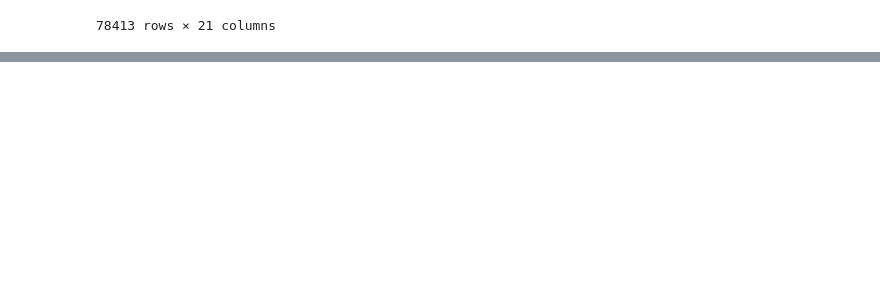
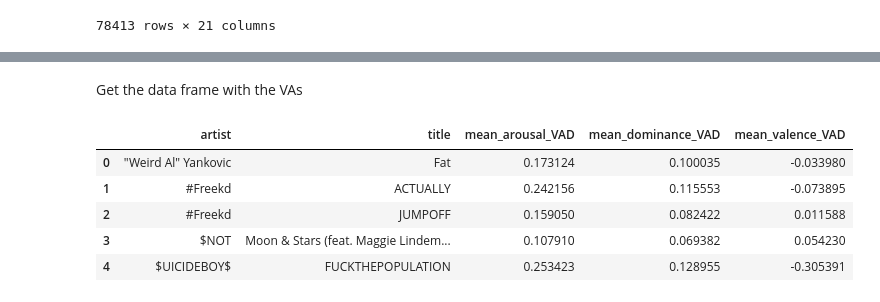
Before and after one commit to filpi86/mer-thesis, a Jupyter notebook: VA_tweets.ipynb, the cells around one changed output, grey strips where cells are left out. Cells and saved outputs as stored; diff of their text form; code cells hidden in the pictures; blank space fills up the shorter version.

```diff
--- a/VA_tweets.ipynb
+++ b/VA_tweets.ipynb
@@ -83,0 +118,13 @@ main_df_merged
+# %% [markdown]
+Get the data frame with the VAs
+# %%
+VA_df = pd.read_csv("/content/drive/MyDrive/Thesis docs/sentiment_song_level_wide_enriched.csv")
+
+VA_df.head()
+# %% [output]
+|  | artist | title | mean_arousal_VAD | mean_dominance_VAD | mean_valence_VAD |
+| 0 | "Weird Al" Yankovic | Fat | 0.173124 | 0.100035 | -0.033980 |
+| 1 | #Freekd | ACTUALLY | 0.242156 | 0.115553 | -0.073895 |
+| 2 | #Freekd | JUMPOFF | 0.159050 | 0.082422 | 0.011588 |
+| 3 | $NOT | Moon & Stars (feat. Maggie Lindem... | 0.107910 | 0.069382 | 0.054230 |
+| 4 | $UICIDEBOY$ | FUCKTHEPOPULATION | 0.253423 | 0.128955 | -0.305391 |
```
Also changed, not shown: parts of 4 cells of this notebook.
